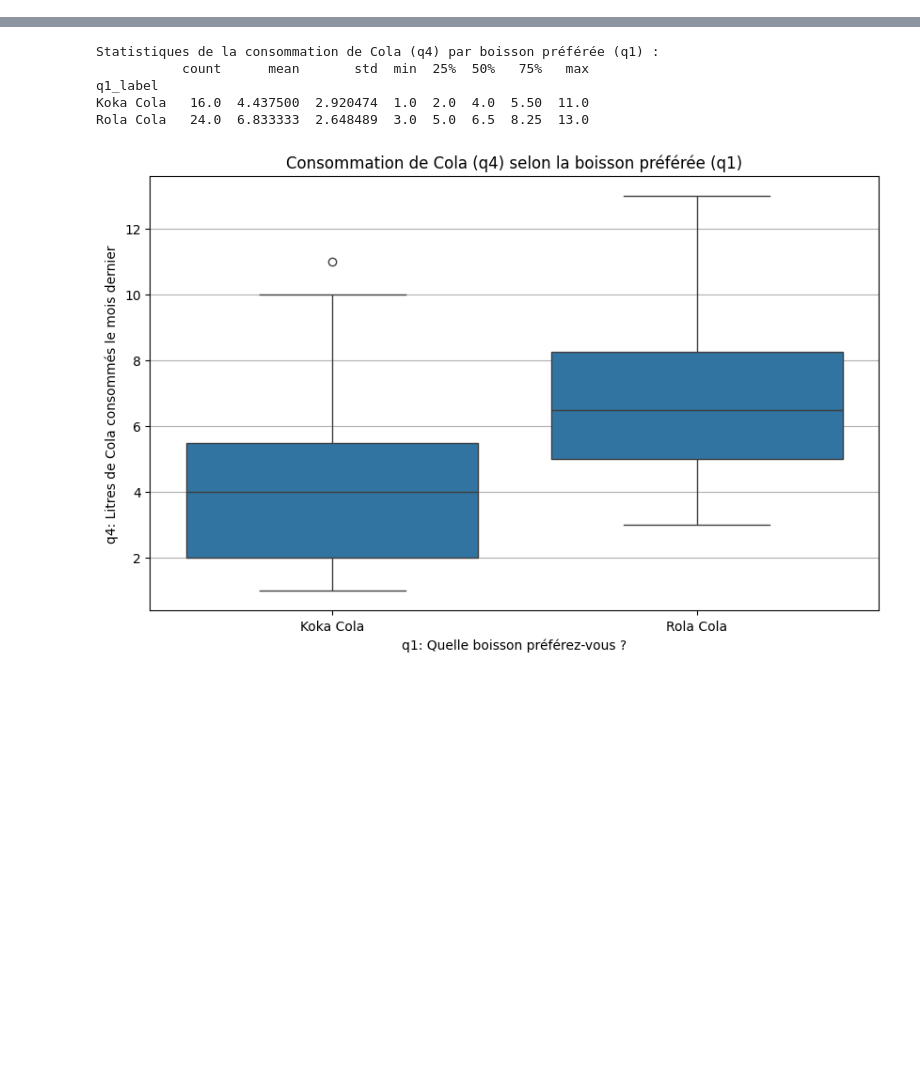
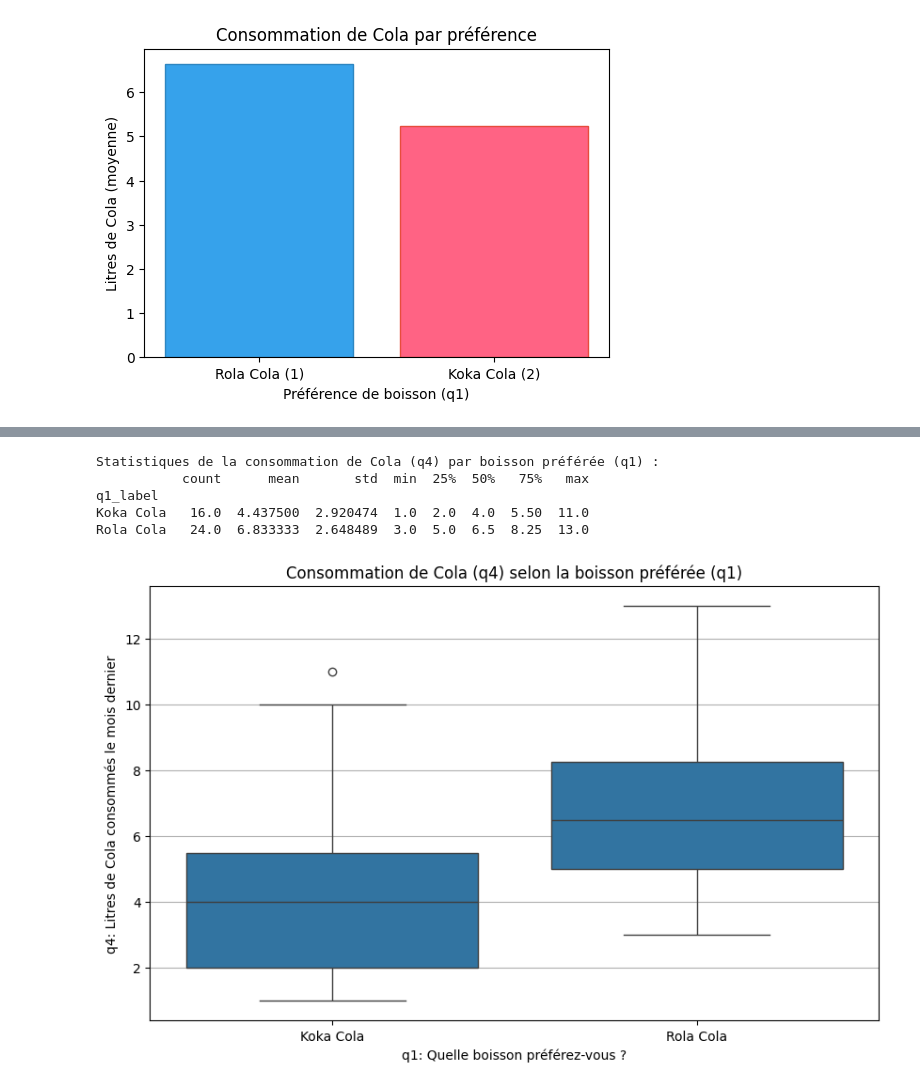
Before and after one commit to HABONIMANA/EXERCICE, a Jupyter notebook: Exemple.ipynb, the cells around one changed output, grey strips where cells are left out. Saved outputs shown, nothing was run; the diff lists cells and outputs as text; code cells hidden in the pictures; blank space fills up the shorter version.

```diff
--- a/Exemple.ipynb
+++ b/Exemple.ipynb
@@ -223,0 +55,14 @@ Rola Cola            9                 7                 8
+# %%
+# Données pour q4-q1
+labels = ['Rola Cola (1)', 'Koka Cola (2)']
+moyennes = [6.64, 5.23]
+
+# Diagramme en barres
+plt.figure(figsize=(6, 4))
+plt.bar(labels, moyennes, color=['#36A2EB', '#FF6384'], edgecolor=['#2E86C1', '#E74C3C'])
+plt.title('Consommation de Cola par préférence')
+plt.xlabel('Préférence de boisson (q1)')
+plt.ylabel('Litres de Cola (moyenne)')
+plt.show()
+# %% [output]
+[figure, added]
```
Also changed, not shown: parts of 12 cells of this notebook.
